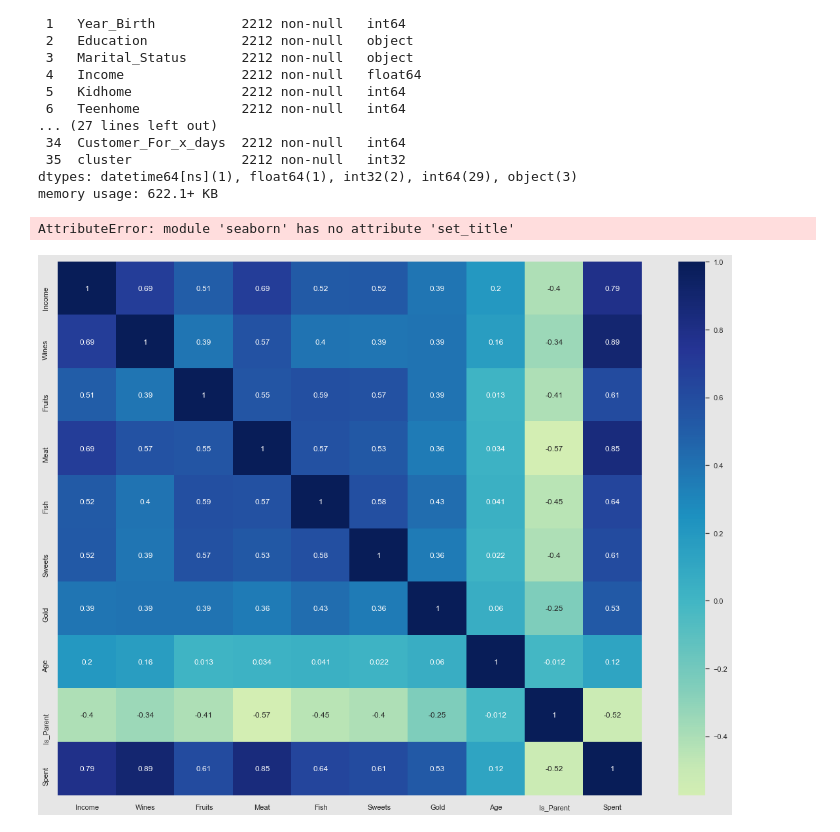
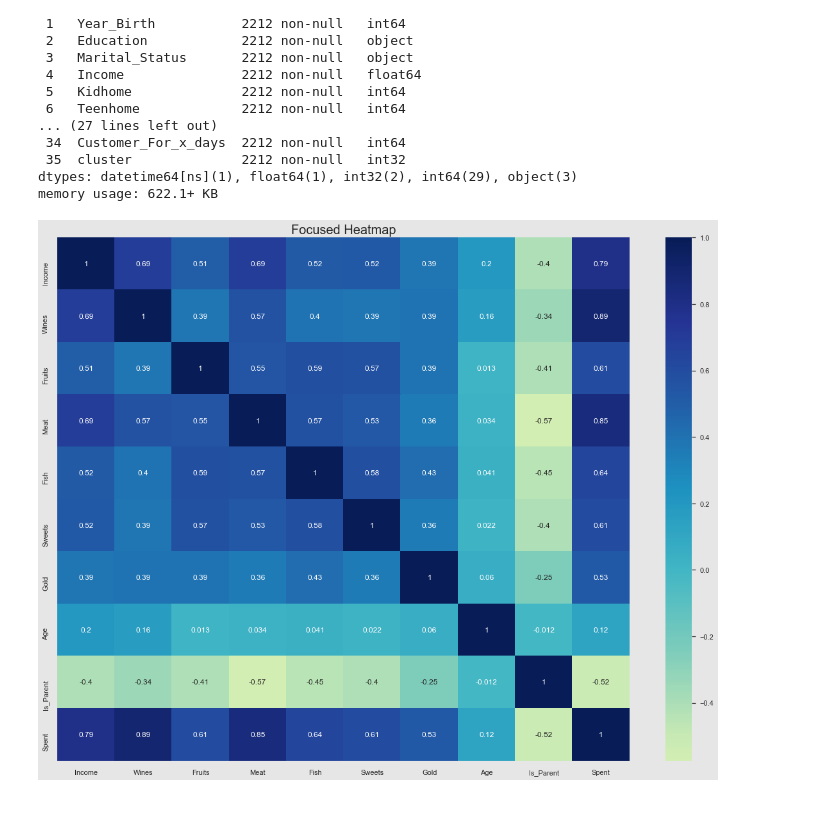
Before and after one commit to mehdirahman007/ml-masters, a Jupyter notebook: CustomerSegmentation.ipynb, the cells around one changed output. Saved outputs shown, nothing was run; the diff lists cells and outputs as text; code cells hidden in the pictures.

Commit message:
plot updates

```diff
--- a/CustomerSegmentation.ipynb
+++ b/CustomerSegmentation.ipynb
@@ -393,10 +393,9 @@ heat_df = heat_df.drop(cols_del, axis=1)
 # %%
 # Create a focused heatmap
 corrmat= heat_df.corr()
 plt.figure(figsize=(20,15))
-sns.heatmap(corrmat,annot=True, cmap='YlGnBu', center=0)
-sns.set_title('Focused Heatmap')
+ax = sns.heatmap(corrmat,annot=True, cmap='YlGnBu', center=0)
+ax.set_title('Focused Heatmap', size= 20)
 plt.savefig("images/heatmap2.png")
 # %% [output]
-AttributeError: module 'seaborn' has no attribute 'set_title'
-[figure, old version]
+[figure, new version]
```
